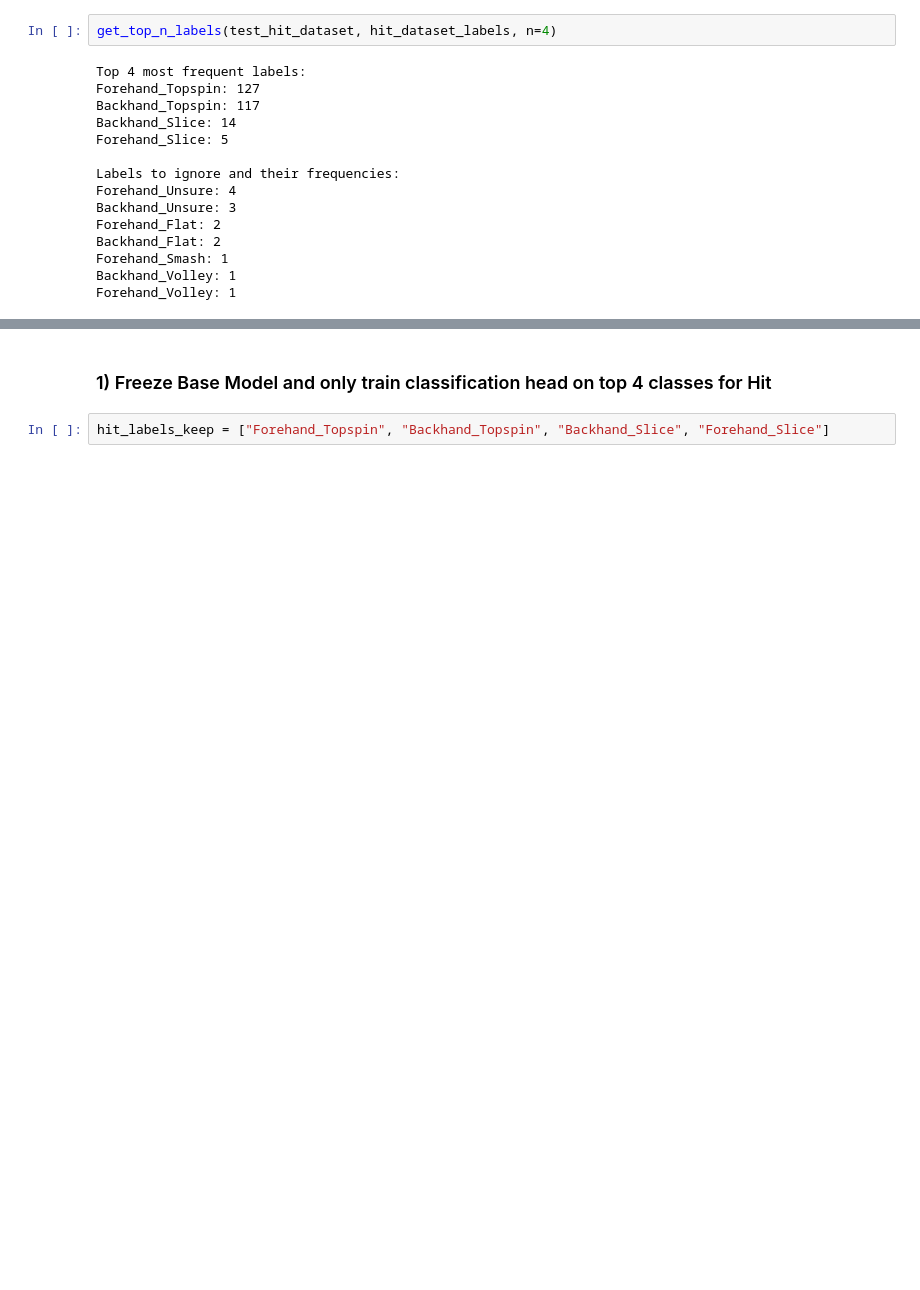
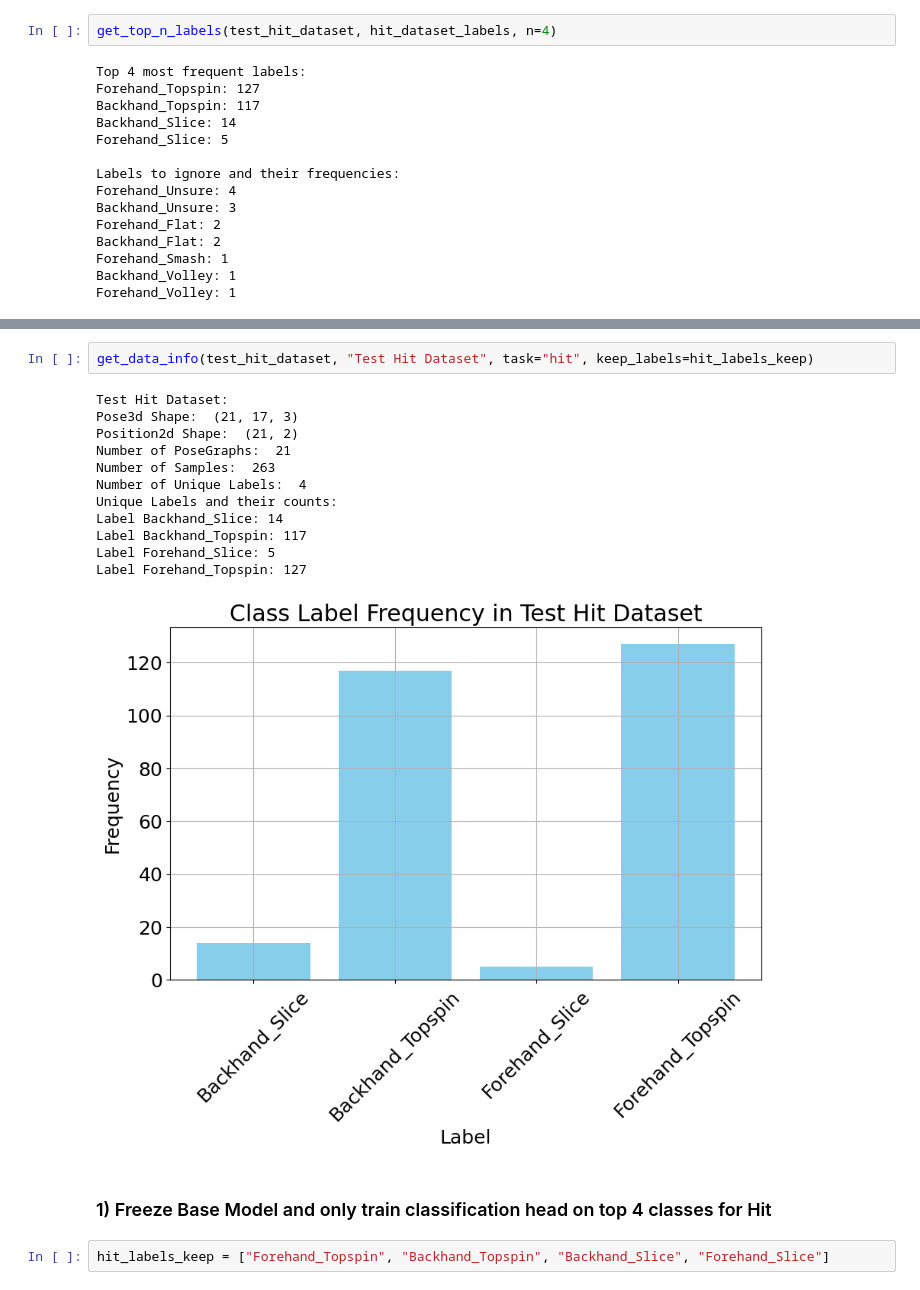
Before and after one commit to FlorSanders/Tennis_Shot_Prediction, a Jupyter notebook: src/train/DownstreamTask.ipynb, the cells around one changed output, grey strips where cells are left out. Saved outputs shown, nothing was run; the diff lists cells and outputs as text; blank space fills up the shorter version.

```diff
--- a/src/train/DownstreamTask.ipynb
+++ b/src/train/DownstreamTask.ipynb
@@ -454,3 +510,18 @@ Forehand_Volley: 1
+# %%
+get_data_info(test_hit_dataset, "Test Hit Dataset", task="hit", keep_labels=hit_labels_keep)
+# %% [output]
+Test Hit Dataset:
+Pose3d Shape:  (21, 17, 3)
+Position2d Shape:  (21, 2)
+Number of PoseGraphs:  21
+Number of Samples:  263
+Number of Unique Labels:  4
+Unique Labels and their counts:
+Label Backhand_Slice: 14
+Label Backhand_Topspin: 117
+Label Forehand_Slice: 5
+Label Forehand_Topspin: 127
+[figure, added]
 # %% [markdown]
 ### 1) Freeze Base Model and only train classification head on top 4 classes for Hit
 # %%
```
Also changed, not shown: parts of 7 cells of this notebook.
